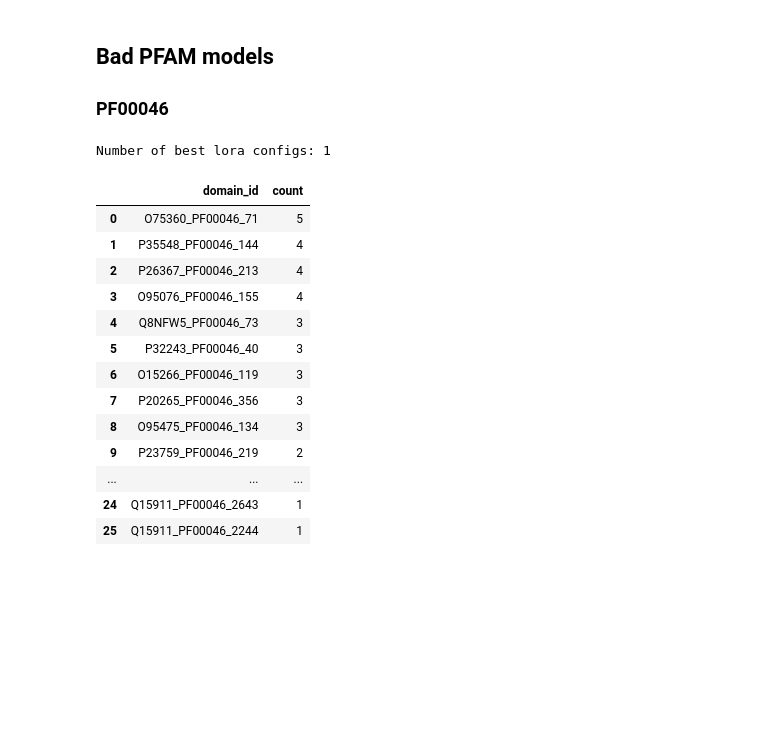
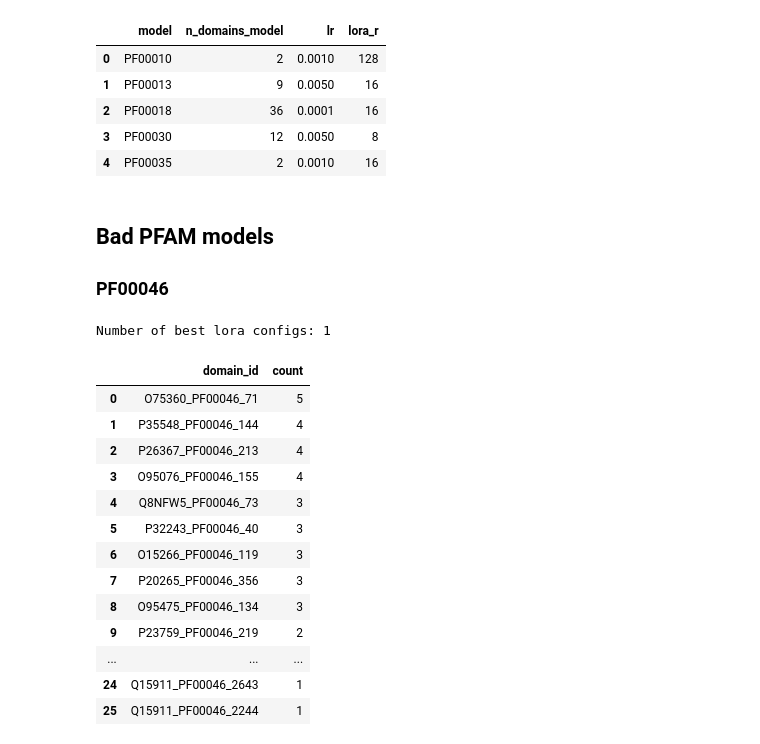
Before and after one commit to Hutch-Johnson/Protein-Language-Models, a Jupyter notebook: ESM2_PFAM_training_doms.ipynb, the cells around one changed output. Saved outputs shown, nothing was run; the diff lists cells and outputs as text; code cells hidden in the pictures; blank space fills up the shorter version.

```diff
--- a/ESM2_PFAM_training_doms.ipynb
+++ b/ESM2_PFAM_training_doms.ipynb
@@ -26,6 +26,44 @@ os.environ['GOOGLE_APPLICATION_CREDENTIALS'] = cred_path
 
 GCS_PROJECT = "plm-study-484223"
 GCS_BUCKET = "domainome-data"
+prefix = "ESM2/ft_per_pfam/global_finetune/"
 
 client = storage.Client(project=GCS_PROJECT)
 bucket = client.bucket(GCS_BUCKET)
+# %%
+# make metadata dataframe first with best config
+# best_config, n_domains
+
+rows = []
+
+blobs = bucket.list_blobs(prefix=prefix)
+
+for blob in blobs:
+
+    row = {}
+
+    if blob.name.endswith("metadata.json"):
+
+        parts = blob.name.split("/")
+        pfam = parts[-2]
+        row["model"] = pfam
+
+        dmeta = json.loads(blob.download_as_text())
+        row["n_domains_model"] = dmeta["n_domains"]
+
+        best_config = dmeta["best_config"]
+        row['lr'] = best_config['lr']
+        row['lora_r'] = best_config['lora_r']
+
+        rows.append(row)
+
+df_train = pd.DataFrame(rows)
+# %%
+df_train.head()
+# %% [output]
+|  | model | n_domains_model | lr | lora_r |
+| 0 | PF00010 | 2 | 0.0010 | 128 |
+| 1 | PF00013 | 9 | 0.0050 | 16 |
+| 2 | PF00018 | 36 | 0.0001 | 16 |
+| 3 | PF00030 | 12 | 0.0050 | 8 |
+| 4 | PF00035 | 2 | 0.0010 | 16 |
```
Also changed, not shown: parts of 1 cell of this notebook, 1 other file.
